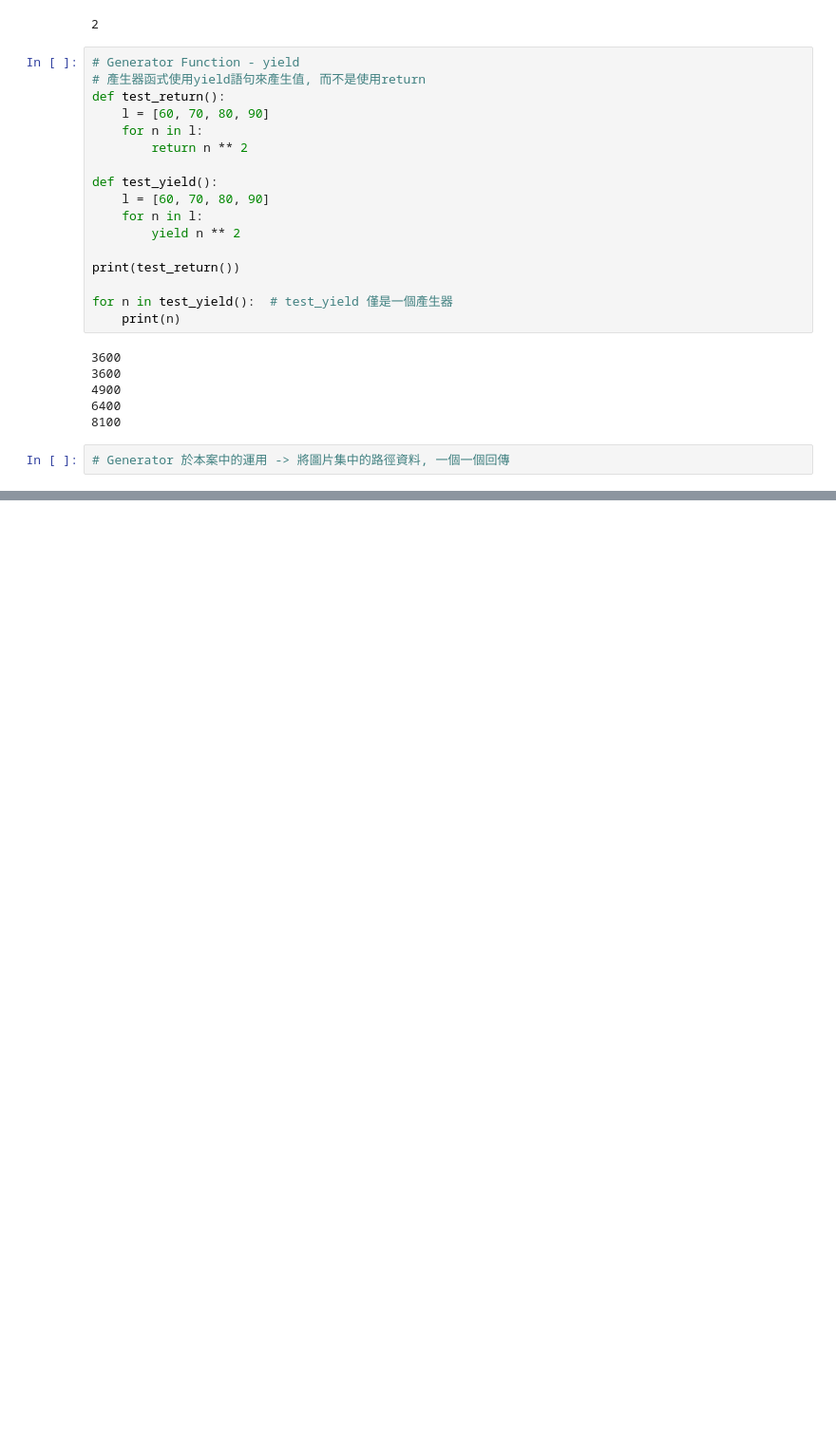
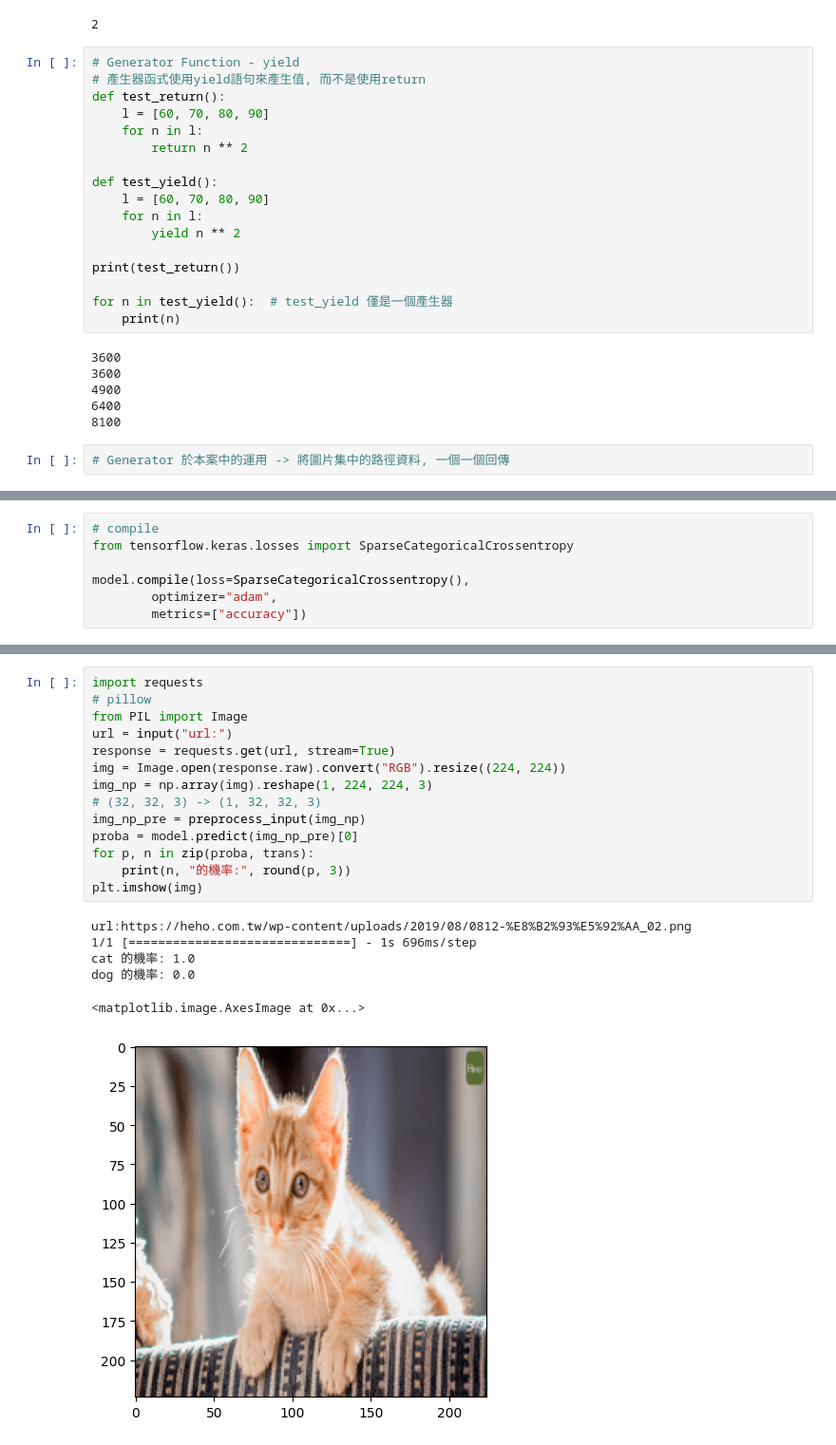
Before and after one commit to h0806449f/TensorFlow, a Jupyter notebook: Tibame_TensorFlow_TF(cat_vs_dog).ipynb, the cells around one changed output, grey strips where cells are left out. Shown at 95% size. Cells and saved outputs as stored; diff of their text form; blank space fills up the shorter version.

```diff
--- a/Tibame_TensorFlow_TF(cat_vs_dog).ipynb
+++ b/Tibame_TensorFlow_TF(cat_vs_dog).ipynb
@@ -192,0 +260,7 @@ WARNING:matplotlib.image:Clipping input data to the valid range for imshow with
+# %%
+# compile
+from tensorflow.keras.losses import SparseCategoricalCrossentropy
+
+model.compile(loss=SparseCategoricalCrossentropy(),
+        optimizer="adam",
+        metrics=["accuracy"])
@@ -192,0 +392,21 @@ WARNING:matplotlib.image:Clipping input data to the valid range for imshow with
+# %%
+import requests
+# pillow
+from PIL import Image
+url = input("url:")
+response = requests.get(url, stream=True)
+img = Image.open(response.raw).convert("RGB").resize((224, 224))
+img_np = np.array(img).reshape(1, 224, 224, 3)
+# (32, 32, 3) -> (1, 32, 32, 3)
+img_np_pre = preprocess_input(img_np)
+proba = model.predict(img_np_pre)[0]
+for p, n in zip(proba, trans):
+    print(n, "的機率:", round(p, 3))
+plt.imshow(img)
+# %% [output]
+url:https://heho.com.tw/wp-content/uploads/2019/08/0812-%E8%B2%93%E5%92%AA_02.png
+1/1 [==============================] - 1s 696ms/step
+cat 的機率: 1.0
+dog 的機率: 0.0
+<matplotlib.image.AxesImage at 0x...>
+[figure, added]
```
Also changed, not shown: parts of 16 cells of this notebook.
